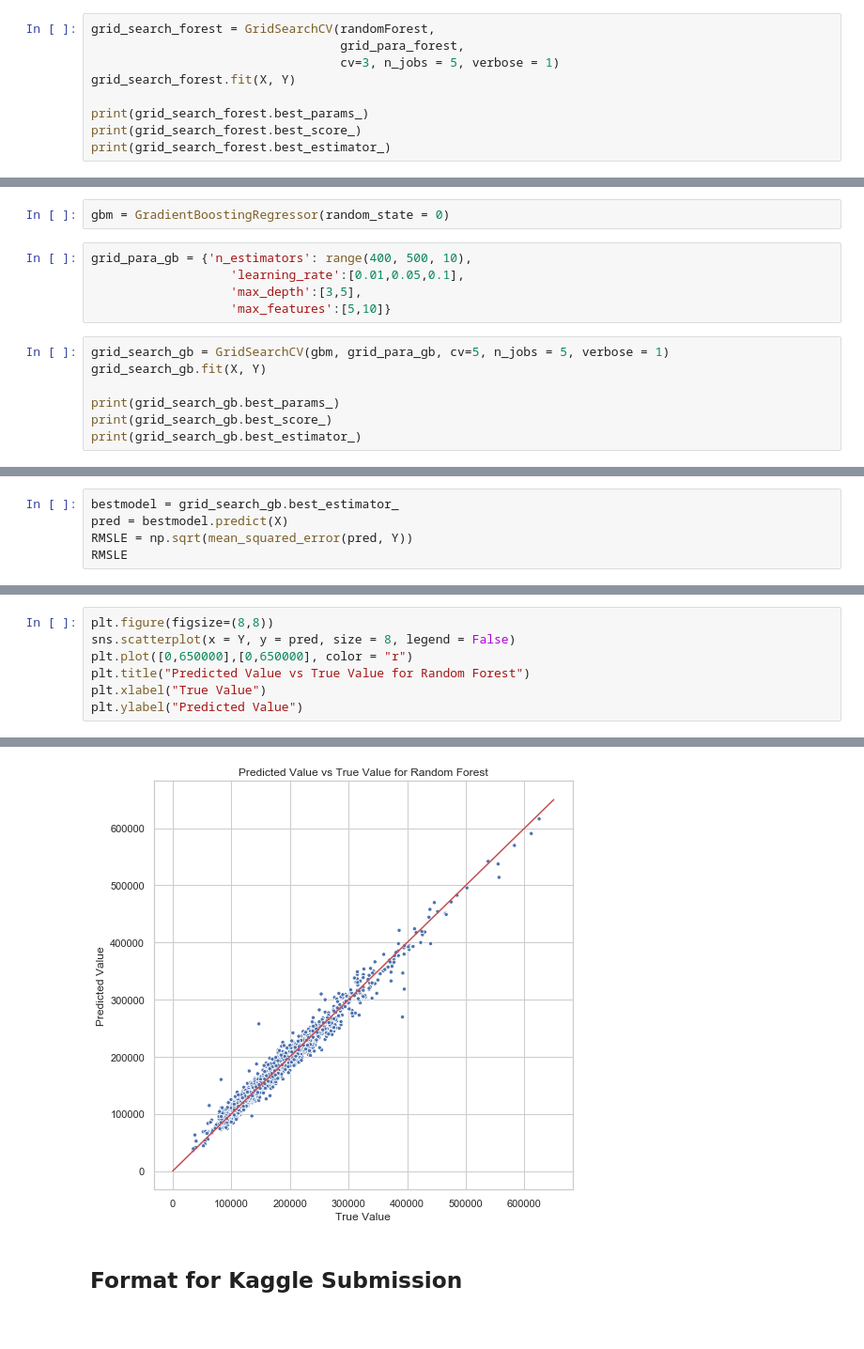
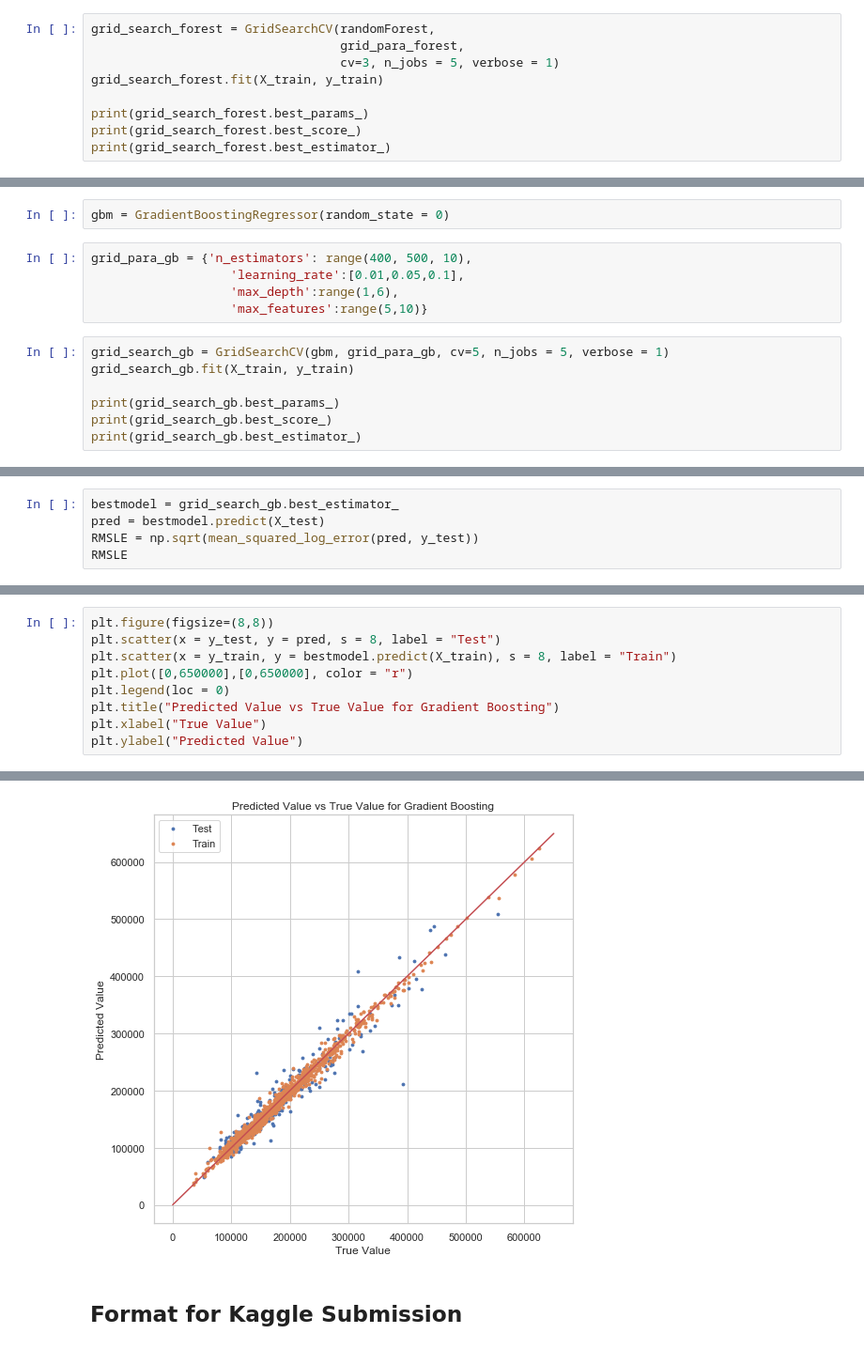
Before and after one commit to ryanhpark/HousingPricePrediction_ML, a Jupyter notebook: Ryan/3-2.Tree_Based_Models.ipynb, the cells around one changed output, grey strips where cells are left out. Shown at 94% size. Cells and saved outputs as stored; diff of their text form.

```diff
--- a/Ryan/3-2.Tree_Based_Models.ipynb
+++ b/Ryan/3-2.Tree_Based_Models.ipynb
@@ -66,7 +54,7 @@ grid_para_forest = {'n_estimators': range(10, 500, 20)}
 grid_search_forest = GridSearchCV(randomForest,
                                   grid_para_forest,
                                   cv=3, n_jobs = 5, verbose = 1)
-grid_search_forest.fit(X, Y)
+grid_search_forest.fit(X_train, y_train)
 
 print(grid_search_forest.best_params_)
 print(grid_search_forest.best_score_)
@@ -127,11 +119,11 @@ gbm = GradientBoostingRegressor(random_state = 0)
 # %%
 grid_para_gb = {'n_estimators': range(400, 500, 10),
                    'learning_rate':[0.01,0.05,0.1],
-                   'max_depth':[3,5],
-                   'max_features':[5,10]}
+                   'max_depth':range(1,6),
+                   'max_features':range(5,10)}
 # %%
 grid_search_gb = GridSearchCV(gbm, grid_para_gb, cv=5, n_jobs = 5, verbose = 1)
-grid_search_gb.fit(X, Y)
+grid_search_gb.fit(X_train, y_train)
 
 print(grid_search_gb.best_params_)
 print(grid_search_gb.best_score_)
@@ -156,7 +151,7 @@ GradientBoostingRegressor(alpha=0.9, ccp_alpha=0.0, criterion='friedman_mse',
                           validation_fraction=0.1, verbose=0, warm_start=False)
 # %%
 bestmodel = grid_search_gb.best_estimator_
-pred = bestmodel.predict(X)
-RMSLE = np.sqrt(mean_squared_error(pred, Y))
+pred = bestmodel.predict(X_test)
+RMSLE = np.sqrt(mean_squared_log_error(pred, y_test))
 RMSLE
 # %% [output]
@@ -174,13 +171,15 @@ Text(0.5, 1.0, 'Feature Importance Plot of GBM')
 # %%
 plt.figure(figsize=(8,8))
-sns.scatterplot(x = Y, y = pred, size = 8, legend = False)
+plt.scatter(x = y_test, y = pred, s = 8, label = "Test")
+plt.scatter(x = y_train, y = bestmodel.predict(X_train), s = 8, label = "Train")
 plt.plot([0,650000],[0,650000], color = "r")
-plt.title("Predicted Value vs True Value for Random Forest")
+plt.legend(loc = 0)
+plt.title("Predicted Value vs True Value for Gradient Boosting")
 plt.xlabel("True Value")
 plt.ylabel("Predicted Value")
 # %% [output]
 Text(0, 0.5, 'Predicted Value')
-[figure, old version]
+[figure, new version]
 # %% [markdown]
 ## Format for Kaggle Submission
 # %%
```
Also changed, not shown: parts of 16 cells of this notebook, 1 other file.
